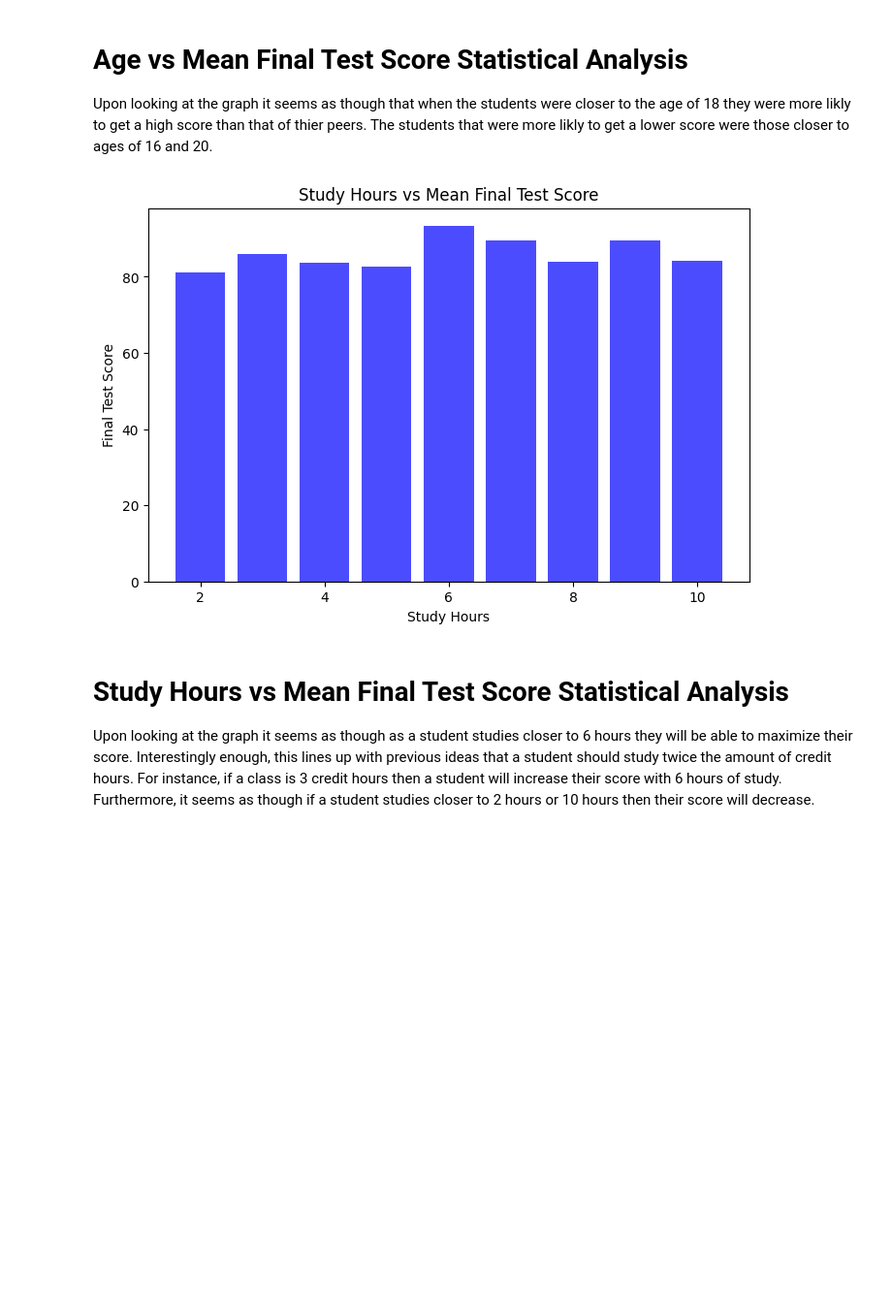
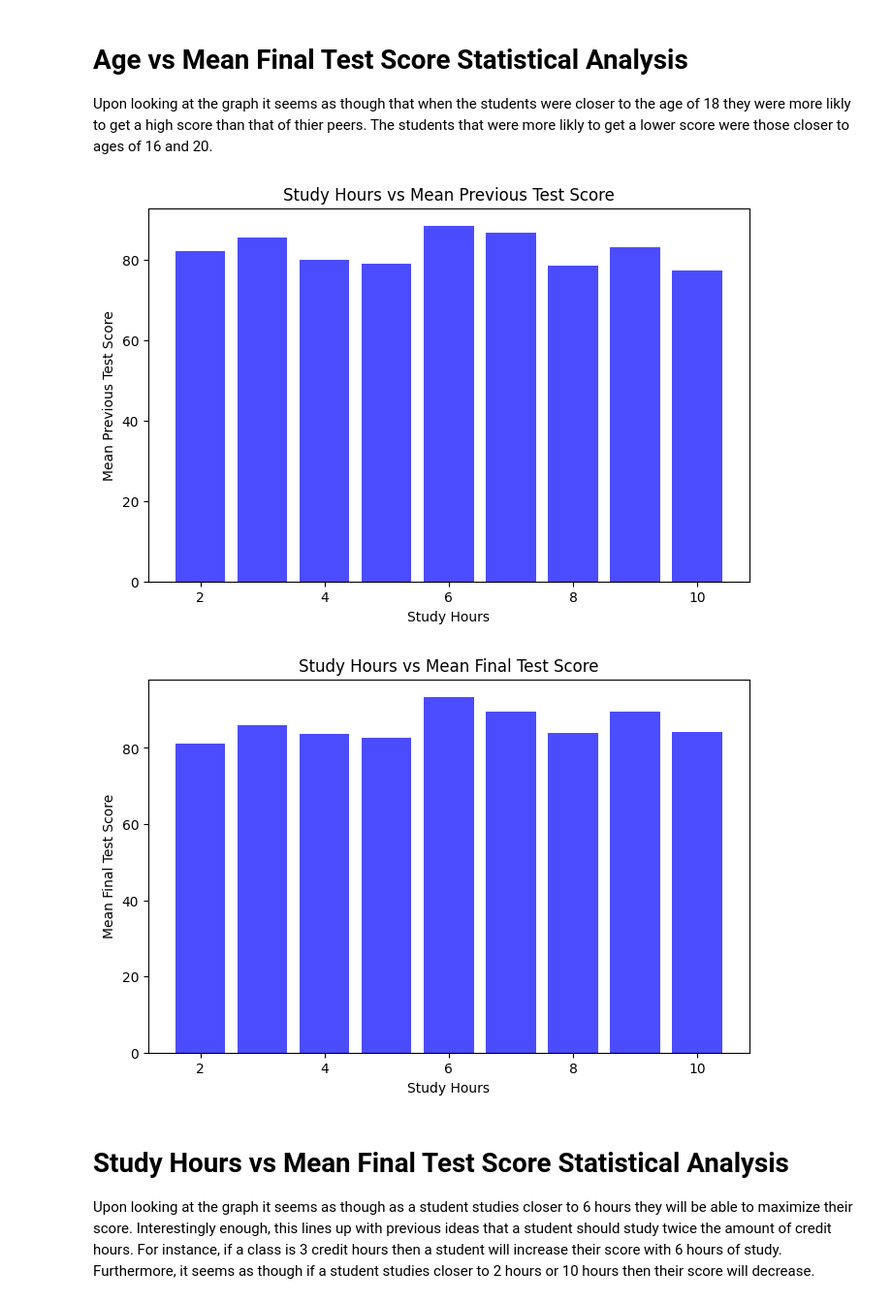
Before and after one commit to GabeALopez/machine-learning-projects, a Jupyter notebook: project1/Gabriel_Lopez_Project1.ipynb, the cells around one changed output. Shown at 97% size. Drawn from its saved outputs; the diff is of its cells as text; code cells hidden in the pictures; blank space fills up the shorter version.

Commit message:
Added a graph for study hours section

```diff
--- a/project1/Gabriel_Lopez_Project1.ipynb
+++ b/project1/Gabriel_Lopez_Project1.ipynb
@@ -21,18 +21,31 @@ plt.show()
 
 Upon looking at the graph it seems as though that when the students were closer to the age of 18 they were more likly to get a high score than that of thier peers. The students that were more likly to get a lower score were those closer to ages of 16 and 20.
 # %%
+studyHourGroupsPrevScore = students.groupby("Study_Hours")["Previous_Scores"].mean().reset_index()
+studyHourPrev = studyHourGroupsPrevScore["Study_Hours"]
+prevTestScore = studyHourGroupsPrevScore["Previous_Scores"]
+
 studyHourGroups = students.groupby("Study_Hours")["Final_Score"].mean().reset_index()
 studyHours = studyHourGroups["Study_Hours"]
-finalTestScores2 = studyHourGroups["Final_Score"]
+finalTestScoresStudyHours = studyHourGroups["Final_Score"]
 
-fig2, ax2 = plt.subplots(figsize=(8, 5))
-ax2.bar(studyHours, finalTestScores2, color='blue', alpha=0.7)
-ax2.set_title('Study Hours vs Mean Final Test Score')
+fig2, ax2 = plt.subplots(figsize=(8,5))
+ax2.bar(studyHourPrev, prevTestScore, color='blue', alpha=0.7)
+ax2.set_title('Study Hours vs Mean Previous Test Score')
 ax2.set_xlabel('Study Hours')
-ax2.set_ylabel('Mean Final Test Score')
+ax2.set_ylabel('Mean Previous Test Score')
+
+fig3, ax3 = plt.subplots(figsize=(8, 5))
+ax3.bar(studyHours, finalTestScoresStudyHours, color='blue', alpha=0.7)
+ax3.set_title('Study Hours vs Mean Final Test Score')
+ax3.set_xlabel('Study Hours')
+ax3.set_ylabel('Mean Final Test Score')
+
+
 plt.show()
 # %% [output]
-[figure, old version]
+[figure, new version]
+[figure, added]
 # %% [markdown]
 # Study Hours vs Mean Final Test Score Statistical Analysis
 
```
Also changed, not shown: parts of 1 cell of this notebook.
